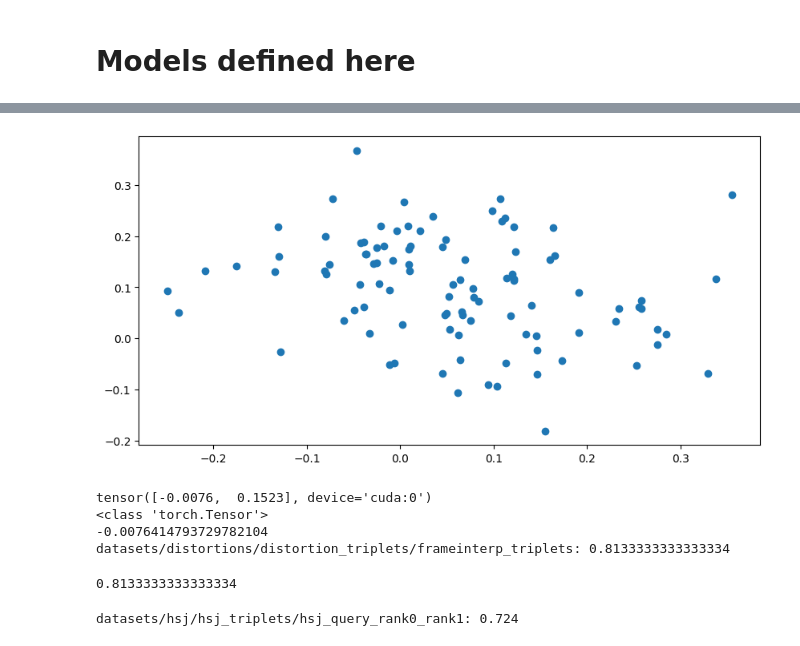
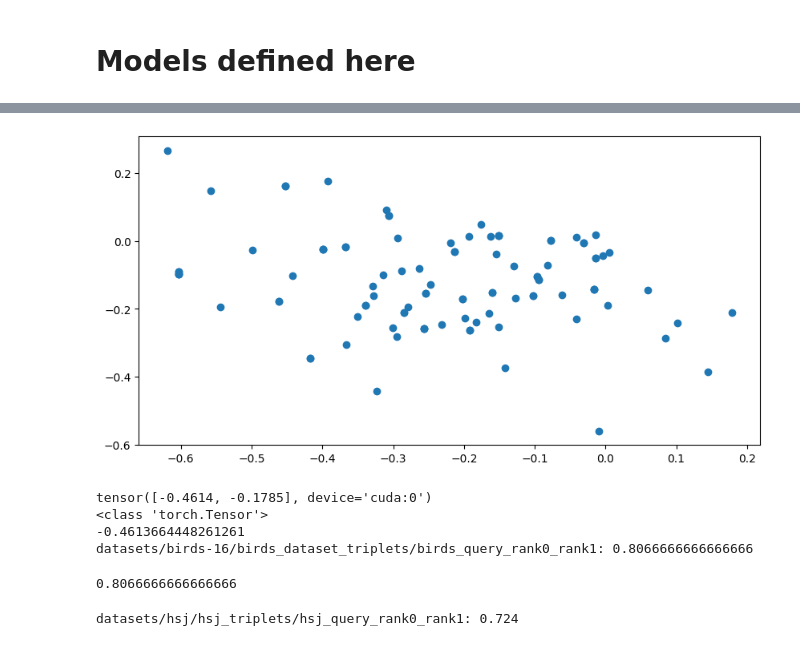
Before and after one commit to flori-margaritescu/human-judgements-honours, a Jupyter notebook: CNN_models_simple.ipynb, the cells around one changed output, grey strips where cells are left out. Saved outputs shown, nothing was run; the diff lists cells and outputs as text; code cells hidden in the pictures.

```diff
--- a/CNN_models_simple.ipynb
+++ b/CNN_models_simple.ipynb
@@ -3875,7 +3875,7 @@ IMAGE_SIZE = 224
 BATCH_SIZE = 100
 DEVICE = get_default_device()
 LEARNING_RATE = 0.00001
-EPOCHS = 25
+EPOCHS = 20
 # %%
 birds_similar_8rank2 = "datasets/birds-16/birds_dataset_triplets/birds_query_rank0_rank1"
 birds_disimilar_8rank2 = "datasets/birds-16/birds_dataset_triplets/birds_query_rank0_dissimilar"
@@ -3883,15 +3883,15 @@ hsj_similar_8rank2 = "datasets/hsj/hsj_triplets/hsj_query_rank0_rank1"
 frameinterp = "datasets/distortions/distortion_triplets/frameinterp_triplets"
 
 def get_train_dataset(IMAGE_SIZE=224):
-    train_dataset = HSJ(frameinterp,
-                        "png",
+    train_dataset = HSJ(birds_similar_8rank2,
+                        "jpg",
                         train=True,
                         transform=transforms.Compose([transforms.ToTensor(),transforms.Resize((IMAGE_SIZE,IMAGE_SIZE))]))
     return train_dataset
 
 def get_val_dataset(IMAGE_SIZE=224):
-    train_dataset = HSJ(frameinterp,
-                        "png",
+    train_dataset = HSJ(birds_similar_8rank2,
+                        "jpg",
                         train=False,
                         transform=transforms.Compose([transforms.ToTensor(),transforms.Resize((IMAGE_SIZE,IMAGE_SIZE))]))
     return train_dataset
@@ -3937,7 +3937,7 @@ class ResNet_Triplet34(nn.Module):
         return triplets
 
 
-class ResNet_Triplet34(nn.Module):
+class ResNet_Triplet34_Frozen(nn.Module):
     def __init__(self):
         super().__init__()
         self.Feature_Extractor = resnet34(pretrained=True)
@@ -3961,18 +3961,18 @@ class ResNet_Triplet34(nn.Module):
         return triplets
 
 
-class ResNet_Triplet34_Frozen(nn.Module):
-    def __init__(self):
-        super().__init__()
-        self.Feature_Extractor = resnet34(pretrained=True)
-        num_filters = self.Feature_Extractor.fc.in_features
-        self.Feature_Extractor.fc = nn.Sequential(
-                  nn.Linear(num_filters,512),
-                  nn.LeakyReLU(),
-                  nn.Linear(512,10))
-        self.Triplet_Loss = nn.Sequential(
-                  nn.Linear(10,2))
-    def forward(self,x):
-        features = self.Feature_Extractor(x)
-        triplets = self.Triplet_Loss(features)
-        return triplets
+# class ResNet_Triplet34_Frozen(nn.Module):
+#     def __init__(self):
+#         super().__init__()
+#         self.Feature_Extractor = resnet34(pretrained=True)
+#         num_filters = self.Feature_Extractor.fc.in_features
+#         self.Feature_Extractor.fc = nn.Sequential(
+#                   nn.Linear(num_filters,512),
+#                   nn.LeakyReLU(),
+#                   nn.Linear(512,10))
+#         self.Triplet_Loss = nn.Sequential(
+#                   nn.Linear(10,2))
+#     def forward(self,x):
+#         features = self.Feature_Extractor(x)
+#         triplets = self.Triplet_Loss(features)
+#         return triplets
@@ -4348,14 +4357,14 @@ model1.load_state_dict(torch.load('STATE_DICT_FROZEN_ResNet34_FINAL_birds_simila
 model1.eval()
 model1.cuda()
 # %%
-apply_framework(frameinterp, "png", ResNet, False)
+apply_framework(birds_similar_8rank2, "jpg", ResNet, True)
 # %% [output]
-[figure, old version]
+[figure, new version]
-tensor([-0.0076,  0.1523], device='cuda:0')
+tensor([-0.4614, -0.1785], device='cuda:0')
 <class 'torch.Tensor'>
--0.0076414793729782104
-datasets/distortions/distortion_triplets/frameinterp_triplets: 0.8133333333333334
+-0.4613664448261261
+datasets/birds-16/birds_dataset_triplets/birds_query_rank0_rank1: 0.8066666666666666
-0.8133333333333334
+0.8066666666666666
 # %%
 apply_framework("datasets/hsj/hsj_triplets/hsj_query_rank0_rank1", "jpg",ResNet,True)
 # %% [output]
```
Also changed, not shown: parts of 5 cells of this notebook.
